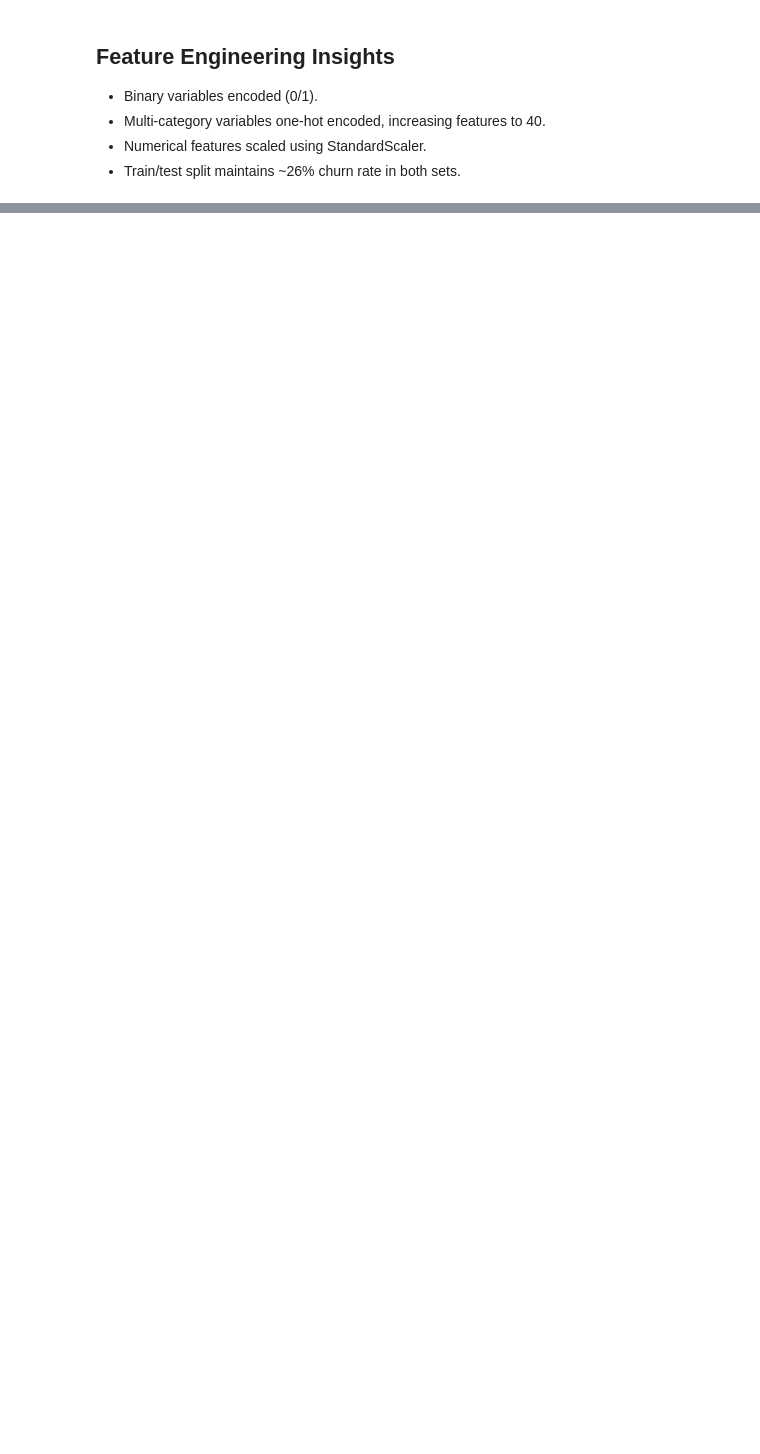
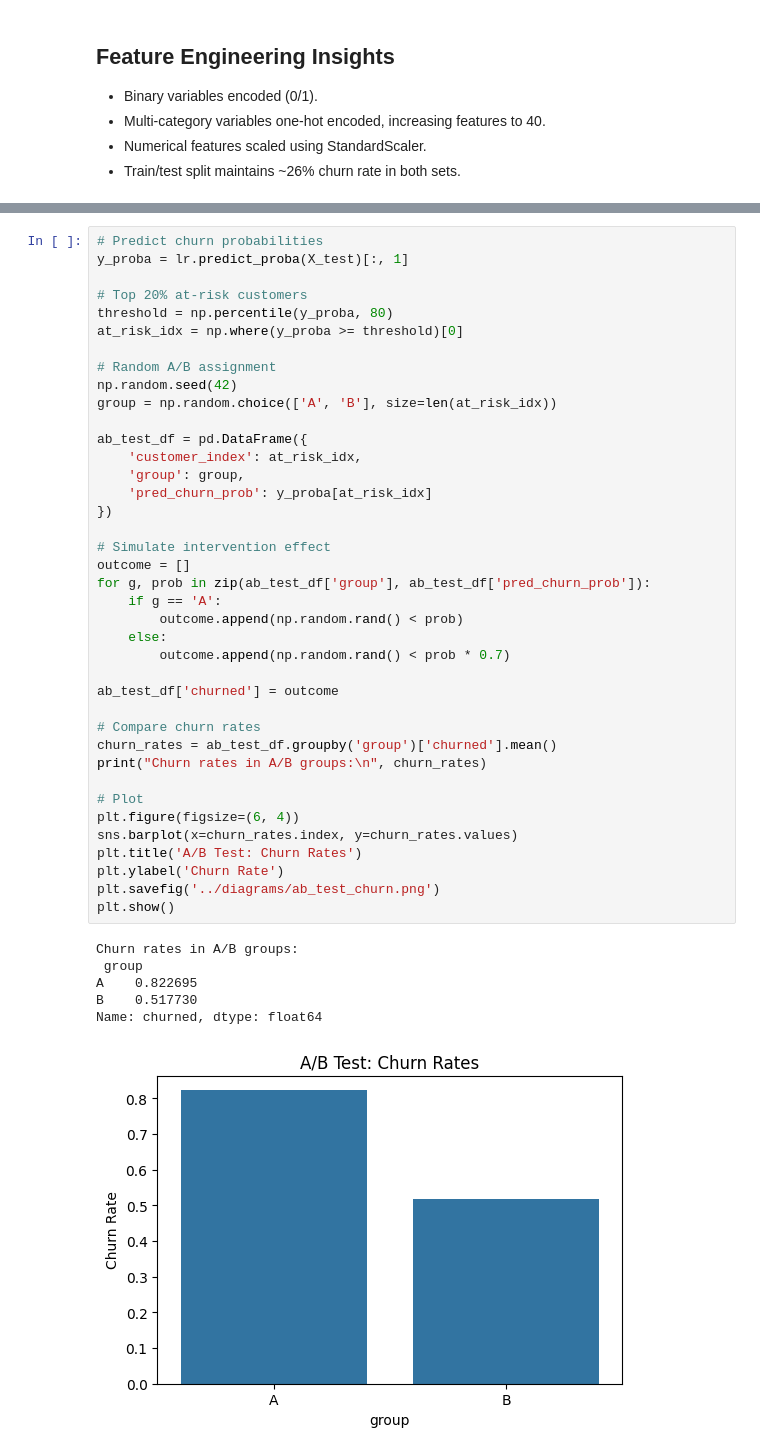
Before and after one commit to fatemehm/ML-Based-Customer-Churn-Analysis, a Jupyter notebook: notebooks/churn_prediction.ipynb, the cells around one changed output, grey strips where cells are left out. Cells and saved outputs as stored; diff of their text form; blank space fills up the shorter version.

```diff
--- a/notebooks/churn_prediction.ipynb
+++ b/notebooks/churn_prediction.ipynb
@@ -122,0 +258,46 @@ Name: count, dtype: int64
+# %%
+# Predict churn probabilities
+y_proba = lr.predict_proba(X_test)[:, 1]
+
+# Top 20% at-risk customers
+threshold = np.percentile(y_proba, 80)
+at_risk_idx = np.where(y_proba >= threshold)[0]
+
+# Random A/B assignment
+np.random.seed(42)
+group = np.random.choice(['A', 'B'], size=len(at_risk_idx))
+
+ab_test_df = pd.DataFrame({
+    'customer_index': at_risk_idx,
+    'group': group,
+    'pred_churn_prob': y_proba[at_risk_idx]
+})
+
+# Simulate intervention effect
+outcome = []
+for g, prob in zip(ab_test_df['group'], ab_test_df['pred_churn_prob']):
+    if g == 'A':
+        outcome.append(np.random.rand() < prob)
+    else:
+        outcome.append(np.random.rand() < prob * 0.7)
+
+ab_test_df['churned'] = outcome
+
+# Compare churn rates
+churn_rates = ab_test_df.groupby('group')['churned'].mean()
+print("Churn rates in A/B groups:\n", churn_rates)
+
+# Plot
+plt.figure(figsize=(6, 4))
+sns.barplot(x=churn_rates.index, y=churn_rates.values)
+plt.title('A/B Test: Churn Rates')
+plt.ylabel('Churn Rate')
+plt.savefig('../diagrams/ab_test_churn.png')
+plt.show()
+# %% [output]
+Churn rates in A/B groups:
+ group
+A    0.822695
+B    0.517730
+Name: churned, dtype: float64
+[figure, added]
```
Also changed, not shown: parts of 6 cells of this notebook.
